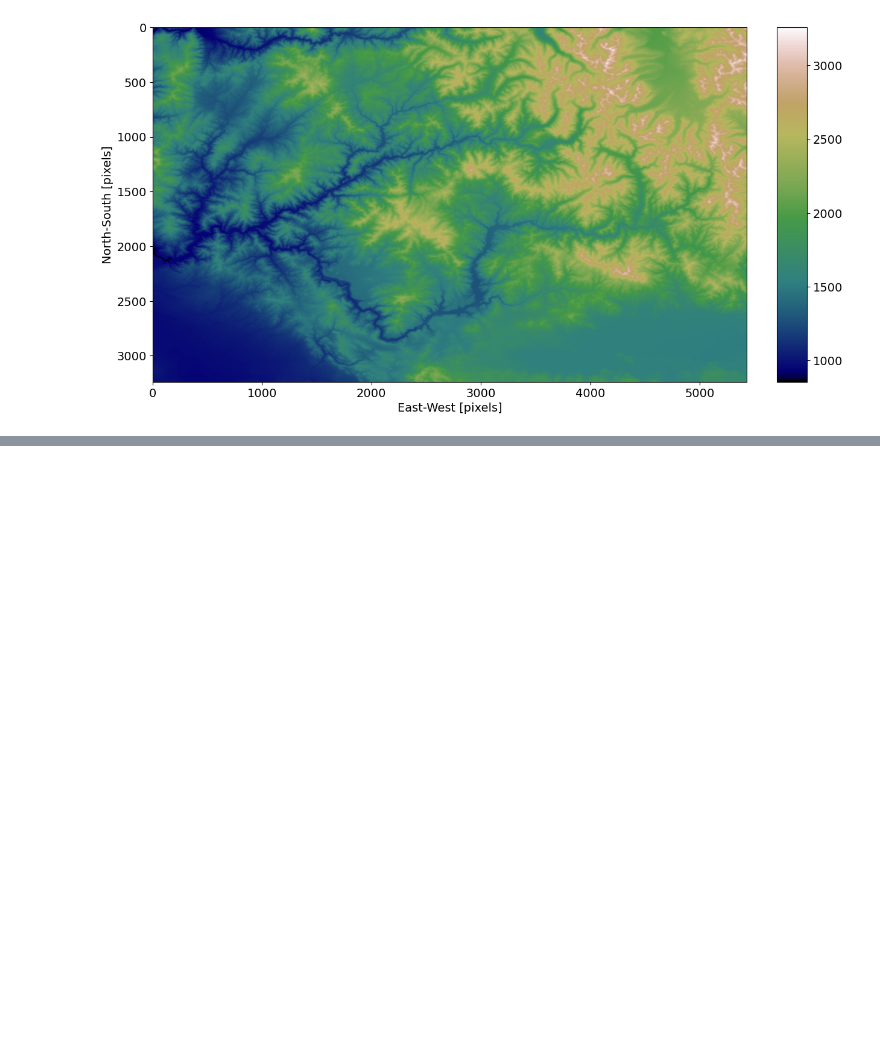
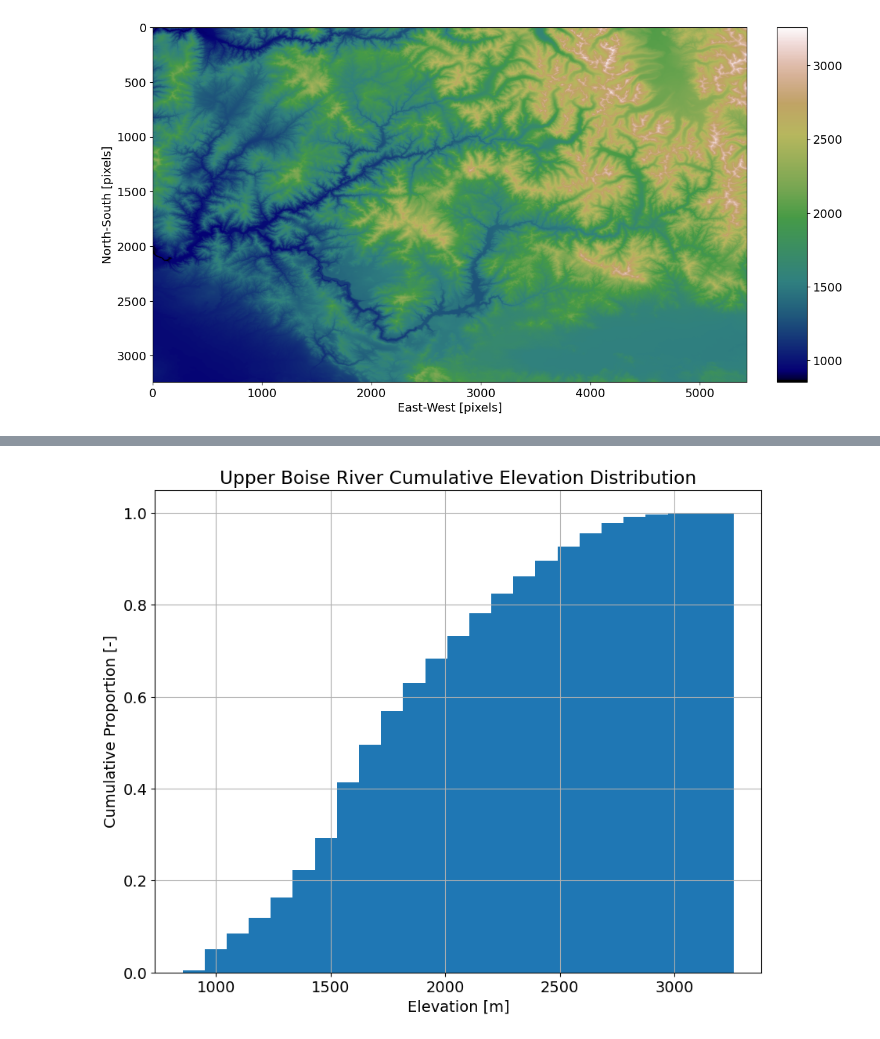
Before and after one commit to scottfordham/sf-GEOS505, a Jupyter notebook: Unit04-Geospatial-Data/Raster Data 1 - Hypsometric Curves.ipynb, the cells around one changed output, grey strips where cells are left out. Saved outputs shown, nothing was run; the diff lists cells and outputs as text; code cells hidden in the pictures; blank space fills up the shorter version.

```diff
--- a/Unit04-Geospatial-Data/Raster Data 1 - Hypsometric Curves.ipynb
+++ b/Unit04-Geospatial-Data/Raster Data 1 - Hypsometric Curves.ipynb
@@ -85,11 +99,13 @@ plt.show()
 # %%
 plt.figure(figsize=(10,8))
 plt.bar(zbin_center,zfrac.cumsum(),width=1.0*(zbin_center[1]-zbin_center[0]))
-plt.title('Upper Boise River Basin Cumulative Elevation Distribution')
+plt.title(plot_label+' Cumulative Elevation Distribution')
 plt.xlabel('Elevation [m]')
 plt.ylabel('Cumulative Proportion [-]')
 plt.grid('on')
 plt.show()
+# %% [output]
+[figure, added]
 # %%
 plt.figure(figsize=(10,8))
 plt.plot(zfrac.cumsum(),zbin_center)
```
Also changed, not shown: parts of 6 cells of this notebook, 2 other files.
